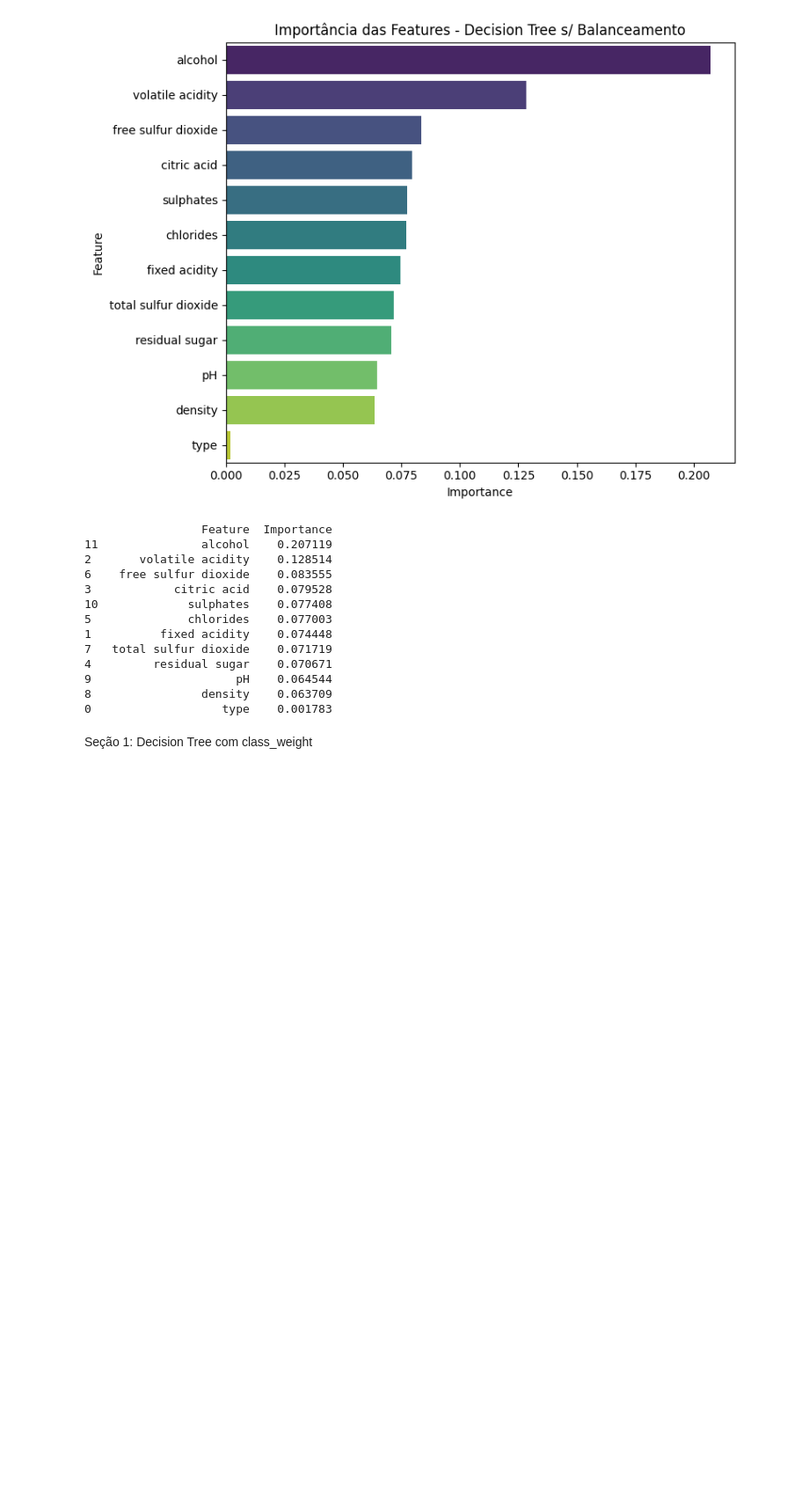
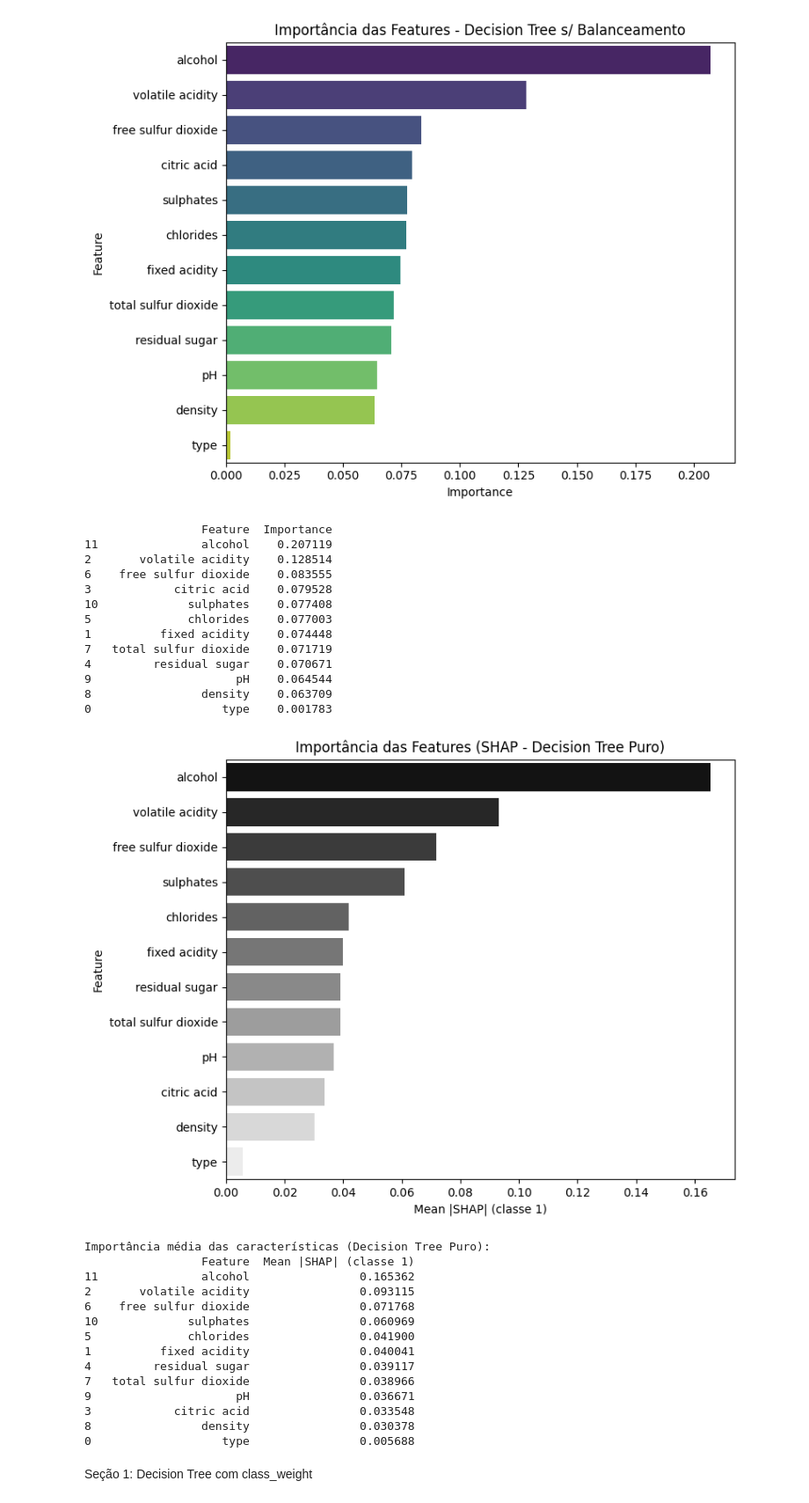
Before and after one commit to BMateusSs/Projeto-PSI3, a Jupyter notebook: decision_tree_wine_quality.ipynb, the cells around one changed output. Shown at 88% size. Saved outputs shown, nothing was run; the diff lists cells and outputs as text; code cells hidden in the pictures; blank space fills up the shorter version.

Commit message:
shap decision tree

```diff
--- a/decision_tree_wine_quality.ipynb
+++ b/decision_tree_wine_quality.ipynb
@@ -150,6 +150,40 @@ def plotar_importancia_features(modelo, X_train, nome_modelo):
     plt.tight_layout()
     plt.show()
     print(df_importances)
+
+def gerar_importancia_shap_tree(modelo, X_amostras, feature_names, nome_modelo="Modelo"):
+    if not isinstance(X_amostras, pd.DataFrame):
+        X_amostras = pd.DataFrame(X_amostras, columns=feature_names)
+
+    explainer = shap.TreeExplainer(modelo)
+    shap_values = explainer.shap_values(X_amostras)
+
+    if isinstance(shap_values, list):
+        shap_class1 = shap_values[1]
+    else:
+        shap_class1 = shap_values
+
+    if shap_class1.ndim == 3:
+        shap_class1 = shap_class1[:, :, 1]
+    elif shap_class1.ndim != 2:
+        raise ValueError("Formato inesperado nos valores SHAP.")
+
+    mean_abs_shap = np.abs(shap_class1).mean(axis=0).flatten()
+    df_importancia = pd.DataFrame({
+        'Feature': feature_names,
+        'Mean |SHAP| (classe 1)': mean_abs_shap
+    }).sort_values(by='Mean |SHAP| (classe 1)', ascending=False)
+    plt.figure(figsize=(8, 6))
+    sns.barplot(
+        x='Mean |SHAP| (classe 1)', y='Feature',
+        data=df_importancia, palette='gray', hue='Feature', legend=False
+    )
+    plt.title(f'Importância das Features (SHAP - {nome_modelo})')
+    plt.tight_layout()
+    plt.show()
+    print(f"\nImportância média das características ({nome_modelo}):")
+    print(df_importancia)
+    return df_importancia
 # %%
 # Carregando dados
 df = pd.read_parquet('data/processed/wine-quality.parquet')
@@ -294,6 +328,32 @@ plotar_importancia_features(clf_tree, X_train, "Decision Tree s/ Balanceamento")
 9                     pH    0.064544
 8                density    0.063709
 0                   type    0.001783
+# %%
+# SHAP - Importância das Features
+X_shap_sample = X_test[:50]
+feature_names = X.columns.tolist()
+df_shap_tree_puro = gerar_importancia_shap_tree(
+    modelo=clf_tree,
+    X_amostras=X_shap_sample,
+    feature_names=feature_names,
+    nome_modelo="Decision Tree Puro"
+)
+# %% [output]
+[figure, added]
+Importância média das características (Decision Tree Puro):
+                 Feature  Mean |SHAP| (classe 1)
+11               alcohol                0.165362
+2       volatile acidity                0.093115
+6    free sulfur dioxide                0.071768
+10             sulphates                0.060969
+5              chlorides                0.041900
+1          fixed acidity                0.040041
+4         residual sugar                0.039117
+7   total sulfur dioxide                0.038966
+9                     pH                0.036671
+3            citric acid                0.033548
+8                density                0.030378
+0                   type                0.005688
 # %% [markdown]
 Seção 1: Decision Tree com class_weight
 # %%
```
Also changed, not shown: parts of 6 cells of this notebook.
